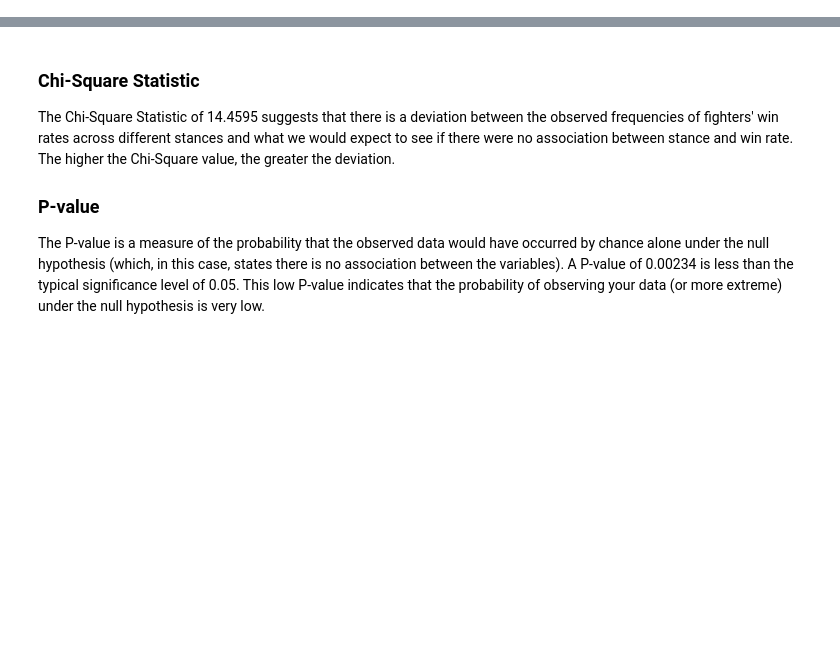
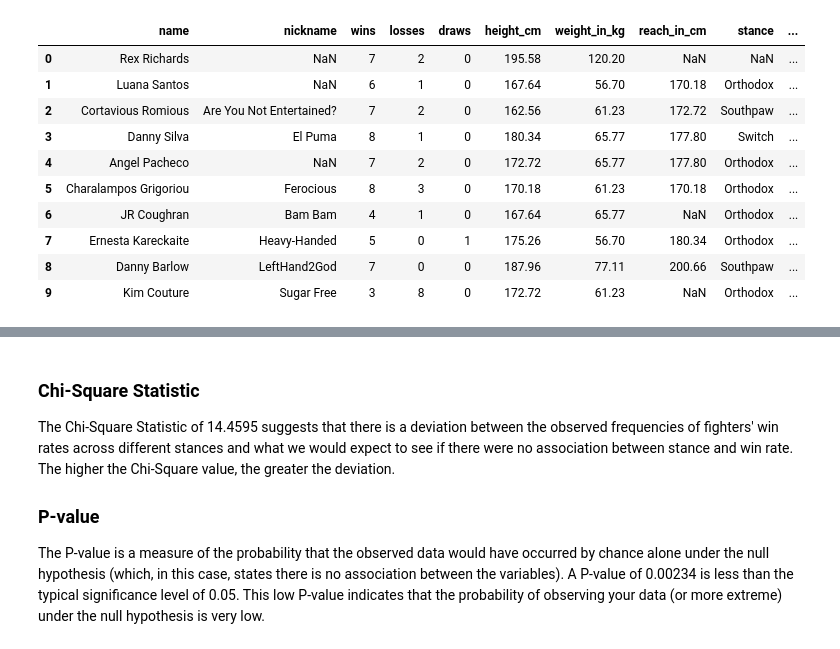
Before and after one commit to connor-hanan/ufc_predictive_model, a Jupyter notebook: .project_notebook.ipynb, the cells around one changed output, grey strips where cells are left out. Cells and saved outputs as stored; diff of their text form; code cells hidden in the pictures; blank space fills up the shorter version.

```diff
--- a/.project_notebook.ipynb
+++ b/.project_notebook.ipynb
@@ -11,4 +26,16 @@ print(data.isnull().sum)
 # %%
-data.head()
+data.head(10)
+# %% [output]
+|  | name | nickname | wins | losses | draws | height_cm | weight_in_kg | reach_in_cm | stance | ... |
+| 0 | Rex Richards | NaN | 7 | 2 | 0 | 195.58 | 120.20 | NaN | NaN | ... |
+| 1 | Luana Santos | NaN | 6 | 1 | 0 | 167.64 | 56.70 | 170.18 | Orthodox | ... |
+| 2 | Cortavious Romious | Are You Not Entertained? | 7 | 2 | 0 | 162.56 | 61.23 | 172.72 | Southpaw | ... |
+| 3 | Danny Silva | El Puma | 8 | 1 | 0 | 180.34 | 65.77 | 177.80 | Switch | ... |
+| 4 | Angel Pacheco | NaN | 7 | 2 | 0 | 172.72 | 65.77 | 177.80 | Orthodox | ... |
+| 5 | Charalampos Grigoriou | Ferocious | 8 | 3 | 0 | 170.18 | 61.23 | 170.18 | Orthodox | ... |
+| 6 | JR Coughran | Bam Bam | 4 | 1 | 0 | 167.64 | 65.77 | NaN | Orthodox | ... |
+| 7 | Ernesta Kareckaite | Heavy-Handed | 5 | 0 | 1 | 175.26 | 56.70 | 180.34 | Orthodox | ... |
+| 8 | Danny Barlow | LeftHand2God | 7 | 0 | 0 | 187.96 | 77.11 | 200.66 | Southpaw | ... |
+| 9 | Kim Couture | Sugar Free | 3 | 8 | 0 | 172.72 | 61.23 | NaN | Orthodox | ... |
 # %%
 data.describe()
```
Also changed, not shown: parts of 25 cells of this notebook.
